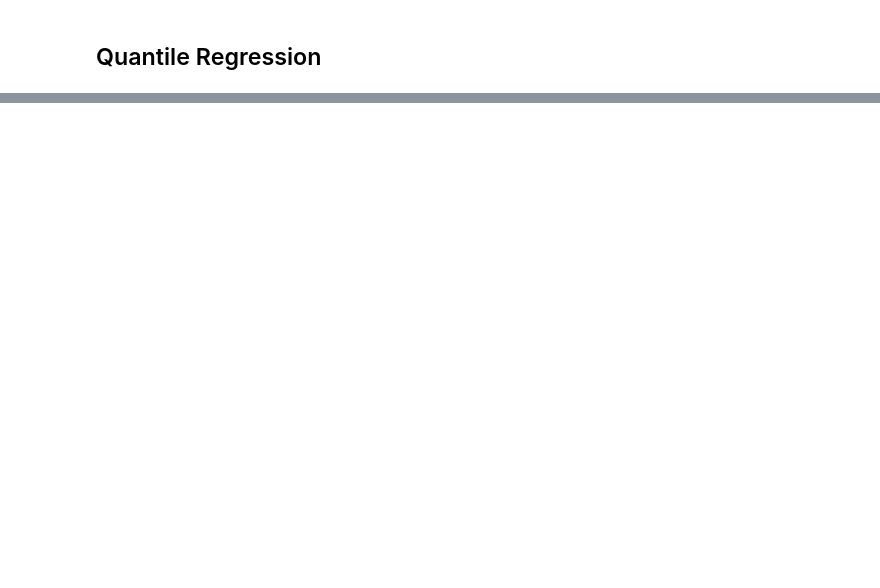
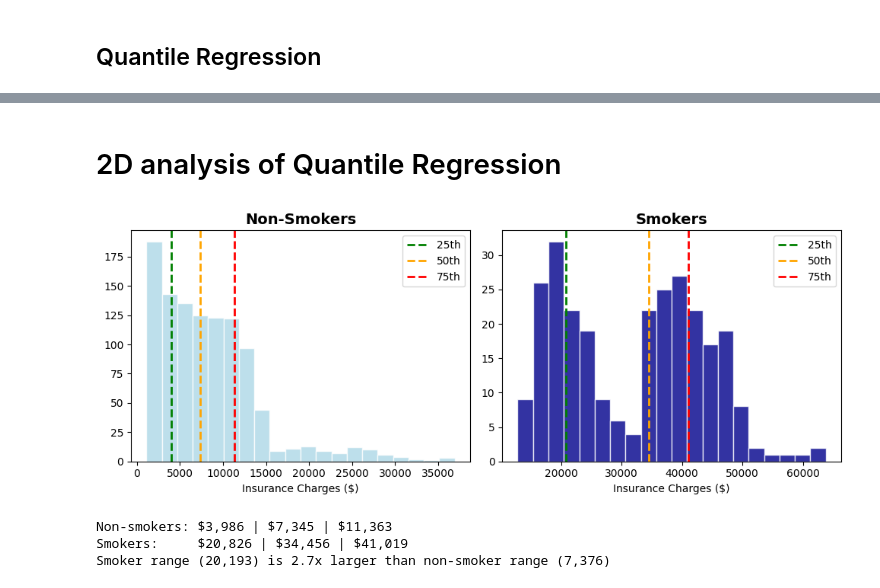
Before and after one commit to saisri27/qranalysis, a Jupyter notebook: Quantile_Regression.ipynb, the cells around one changed output, grey strips where cells are left out. Drawn from its saved outputs; the diff is of its cells as text; code cells hidden in the pictures; blank space fills up the shorter version.

```diff
--- a/Quantile_Regression.ipynb
+++ b/Quantile_Regression.ipynb
@@ -616,0 +259,38 @@ Series.__getitem__ treating keys as positions is deprecated. In a future version
+# %% [markdown]
+# 2D analysis of Quantile Regression
+# %%
+
+nonsmoker = df[df['smoker'] == 'no']['charges']
+smoker = df[df['smoker'] == 'yes']['charges']
+fig, (ax1, ax2) = plt.subplots(1, 2, figsize=(10, 4))
+
+ax1.hist(nonsmoker, bins=20, color='lightblue', alpha=0.8, edgecolor='white')
+ax1.axvline(nonsmoker.quantile(0.25), color='green', linestyle='--', linewidth=2, label='25th')
+ax1.axvline(nonsmoker.quantile(0.5), color='orange', linestyle='--', linewidth=2, label='50th')
+ax1.axvline(nonsmoker.quantile(0.75), color='red', linestyle='--', linewidth=2, label='75th')
+ax1.set_title('Non-Smokers', fontsize=14, fontweight='bold')
+ax1.set_xlabel('Insurance Charges ($)')
+ax1.legend()
+
+ax2.hist(smoker, bins=20, color='darkblue', alpha=0.8, edgecolor='white')
+ax2.axvline(smoker.quantile(0.25), color='green', linestyle='--', linewidth=2, label='25th')
+ax2.axvline(smoker.quantile(0.5), color='orange', linestyle='--', linewidth=2, label='50th')
+ax2.axvline(smoker.quantile(0.75), color='red', linestyle='--', linewidth=2, label='75th')
+ax2.set_title('Smokers', fontsize=14, fontweight='bold')
+ax2.set_xlabel('Insurance Charges ($)')
+ax2.legend()
+
+plt.tight_layout()
+plt.show()
+
+print(f"Non-smokers: ${nonsmoker.quantile(0.25):,.0f} | ${nonsmoker.quantile(0.5):,.0f} | ${nonsmoker.quantile(0.75):,.0f}")
+print(f"Smokers:     ${smoker.quantile(0.25):,.0f} | ${smoker.quantile(0.5):,.0f} | ${smoker.quantile(0.75):,.0f}")
+
+ns_range = nonsmoker.quantile(0.75) - nonsmoker.quantile(0.25)
+s_range = smoker.quantile(0.75) - smoker.quantile(0.25)
+print(f"Smoker range ({s_range:,.0f}) is {s_range/ns_range:.1f}x larger than non-smoker range ({ns_range:,.0f})")
+# %% [output]
+[figure, added]
+Non-smokers: $3,986 | $7,345 | $11,363
+Smokers:     $20,826 | $34,456 | $41,019
+Smoker range (20,193) is 2.7x larger than non-smoker range (7,376)
```
Also changed, not shown: parts of 8 cells of this notebook.
